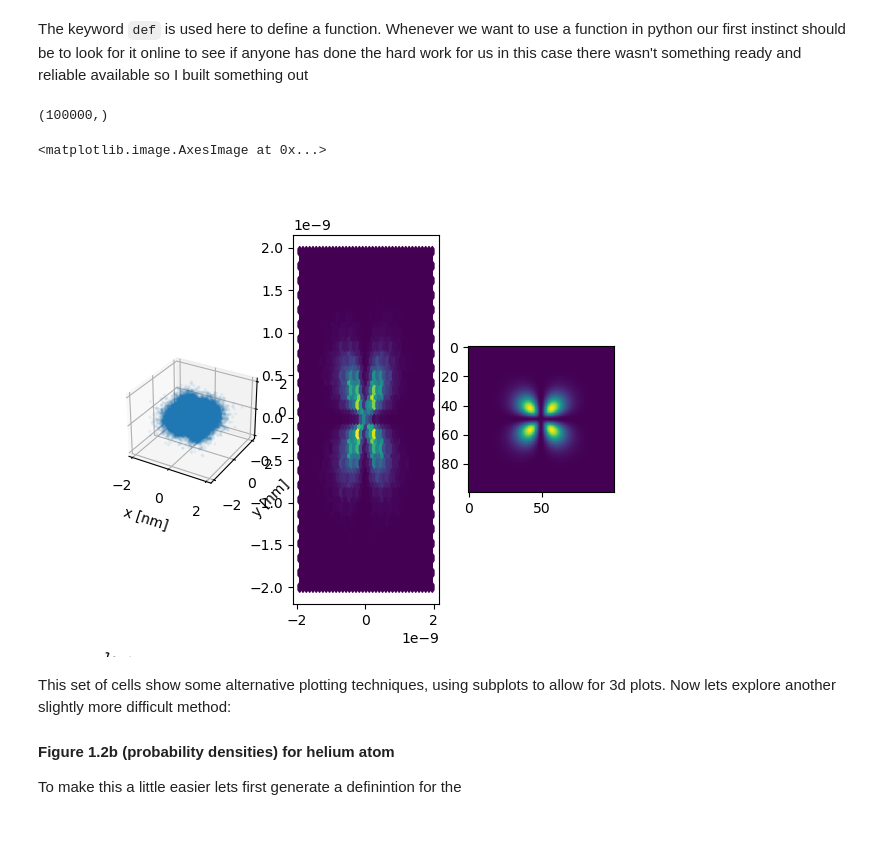
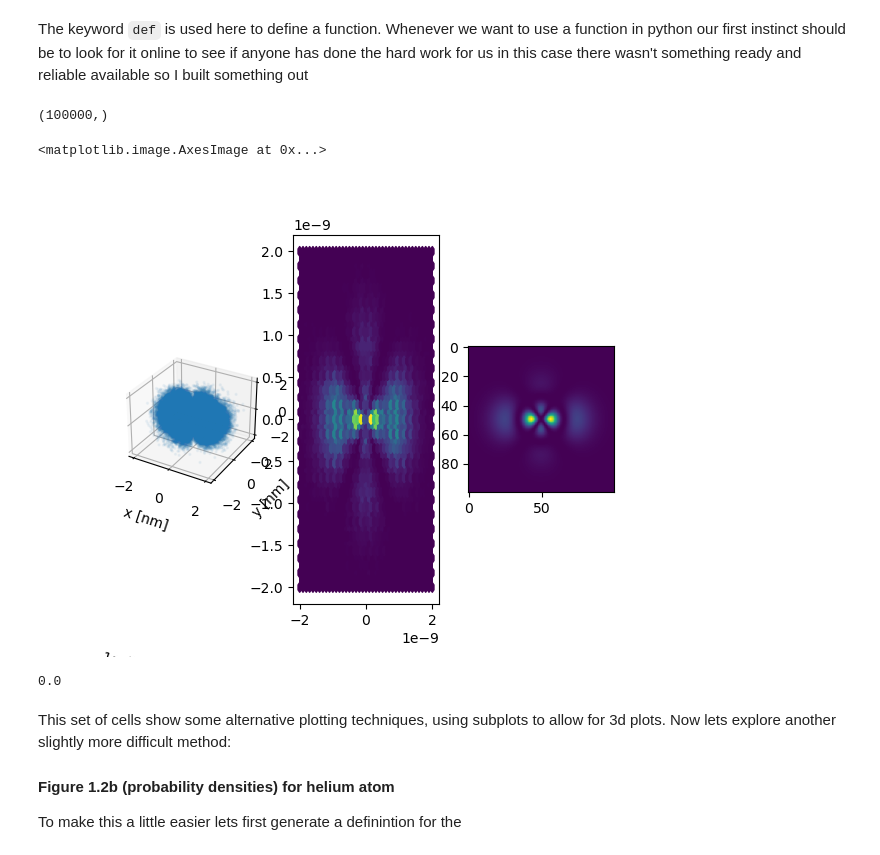
Before and after one commit to MTLphys/ManyBodyTheory, a Jupyter notebook: Class 1 Fundamentals of Python/FirstPrinciples.ipynb, the cells around one changed output. Cells and saved outputs as stored; diff of their text form; code cells hidden in the pictures.

```diff
--- a/Class 1 Fundamentals of Python/FirstPrinciples.ipynb
+++ b/Class 1 Fundamentals of Python/FirstPrinciples.ipynb
@@ -102,7 +82,7 @@ The keyword `def` is used here to define a function. Whenever we want to use a f
 #set the quantum numbers for the system
 n = 4
 l = 2
-m = 1
+m = 0
 #generate x y coordinate space
 x = np.linspace(-2e-9,2e-9,100)
 y = np.linspace(-2e-9,2e-9,100)
@@ -110,34 +90,38 @@ z = np.linspace(-2e-9,2e-9,100)
 #generate meshgrid overlay for that coordinate space
 
 #create a figure to draw the plot on
 fig =plt.figure()
 fig.clear()
 ax1 = fig.add_subplot(1,3,1,projection = '3d') #add sub axes to the figure
 ax2 = fig.add_subplot(1,3,2)
 ax3 = fig.add_subplot(1,3,3)
 #Scipy inexplicibly uses th as azimuth, which I took personally
 probability = [prob(xi,yi,zi,n,l,m,1) for xi in x for yi in y for zi in z]
 coord = [str((xi,yi,zi)) for xi in x for yi in y for zi in z]
 probability= probability/np.sum(probability)
 cxyz = np.random.choice(coord,size=100000,replace=True,p=probability)
 print(cxyz.shape)
 elem_mat = [i.split(',') for i in cxyz]
 elem_mat = np.matrix(elem_mat)
 X=[float(i.item()[1:]) for i in elem_mat[:,0]]
 Y=[float(i.item()) for i in elem_mat[:,1]]
 Z=[float(i.item()[0:-1]) for i in elem_mat[:,2]]
 ax1.scatter(X,Y,Z,alpha=.05,s=2)
 ax1.set_xlabel('x [nm]')
 ax1.set_ylabel('y [nm]')
 ax1.set_zlabel('z [nm]')
 ax2.hexbin(X,Y,gridsize=40)
 
 XX,YY  = np.meshgrid(x,y)
 ax3.imshow(prob(XX,YY,0,n,l,m,1))
 # %% [output]
 (100000,)
 <matplotlib.image.AxesImage at 0x...>
-[figure, old version]
+[figure, new version]
+# %%
+np.max(probability)
+# %% [output]
+0.0
 # %% [markdown]
 This set of cells show some alternative plotting techniques, using subplots to allow for 3d plots.
 Now lets explore another slightly more difficult method:
```
Also changed, not shown: parts of 5 cells of this notebook.
